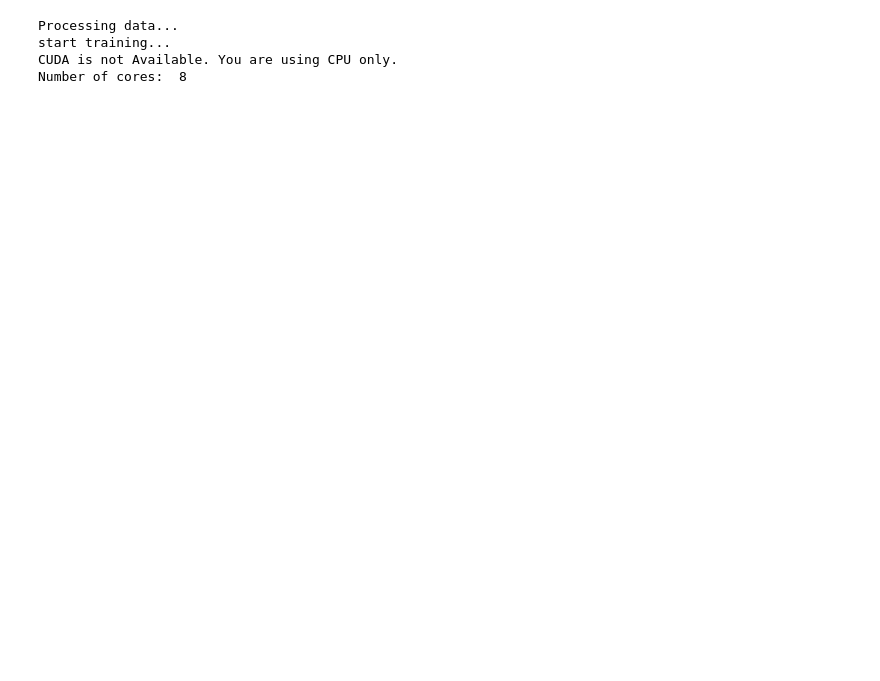
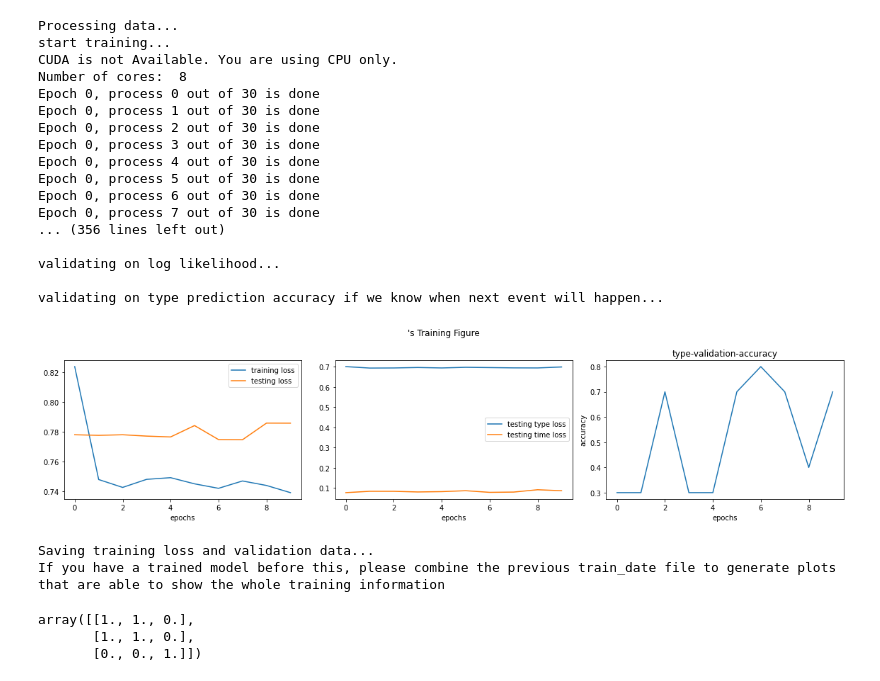
Before and after one commit to Darkmotion/Causality-based-event-sequence-modelling, a Jupyter notebook: causal_nh/notebooks/Train_NeuralHawkes.ipynb, the cells around one changed output. Saved outputs shown, nothing was run; the diff lists cells and outputs as text; code cells hidden in the pictures; blank space fills up the shorter version.

```diff
--- a/causal_nh/notebooks/Train_NeuralHawkes.ipynb
+++ b/causal_nh/notebooks/Train_NeuralHawkes.ipynb
@@ -8,5 +10,6 @@ dataset_name = 'synth_5_events'
 # %%
-path = f'../../data/NeuralHawkesData/data_bookorder/fold1/'
+# path = f'../../data/NeuralHawkesData/data_bookorder/fold1/'
+path = f'../../data/data_{dataset_name}/'
 # %%
 train = open_pkl_file(path + 'train.pkl', 'train')
 dev = open_pkl_file(path + 'dev.pkl', 'dev')
@@ -15,7 +18,23 @@ from causal_nh.train import train_nh
 # %%
-train_nh(train, dev, '../../artefacts/', False, lr=0.1, num_epochs=3, batch_size=10)
+train_nh(train, dev, '../../artefacts/', False, lr=0.01, num_epochs=10, batch_size=3)
 # %% [output]
 Processing data...
 start training...
 CUDA is not Available. You are using CPU only.
 Number of cores:  8
+Epoch 0, process 0 out of 30 is done
+Epoch 0, process 1 out of 30 is done
+Epoch 0, process 2 out of 30 is done
+Epoch 0, process 3 out of 30 is done
+Epoch 0, process 4 out of 30 is done
+Epoch 0, process 5 out of 30 is done
+Epoch 0, process 6 out of 30 is done
+Epoch 0, process 7 out of 30 is done
+... (356 lines left out)
+
+validating on log likelihood...
+
+validating on type prediction accuracy if we know when next event will happen...
+[figure, added]
+Saving training loss and validation data...
+If you have a trained model before this, please combine the previous train_date file to generate plots that are able to show the whole training information
@@ -23,0 +49,6 @@ train[3]
+# %%
+A
+# %% [output]
+array([[1., 1., 0.],
+       [1., 1., 0.],
+       [0., 0., 1.]])
```
Also changed, not shown: parts of 9 cells of this notebook, 3 other files.
